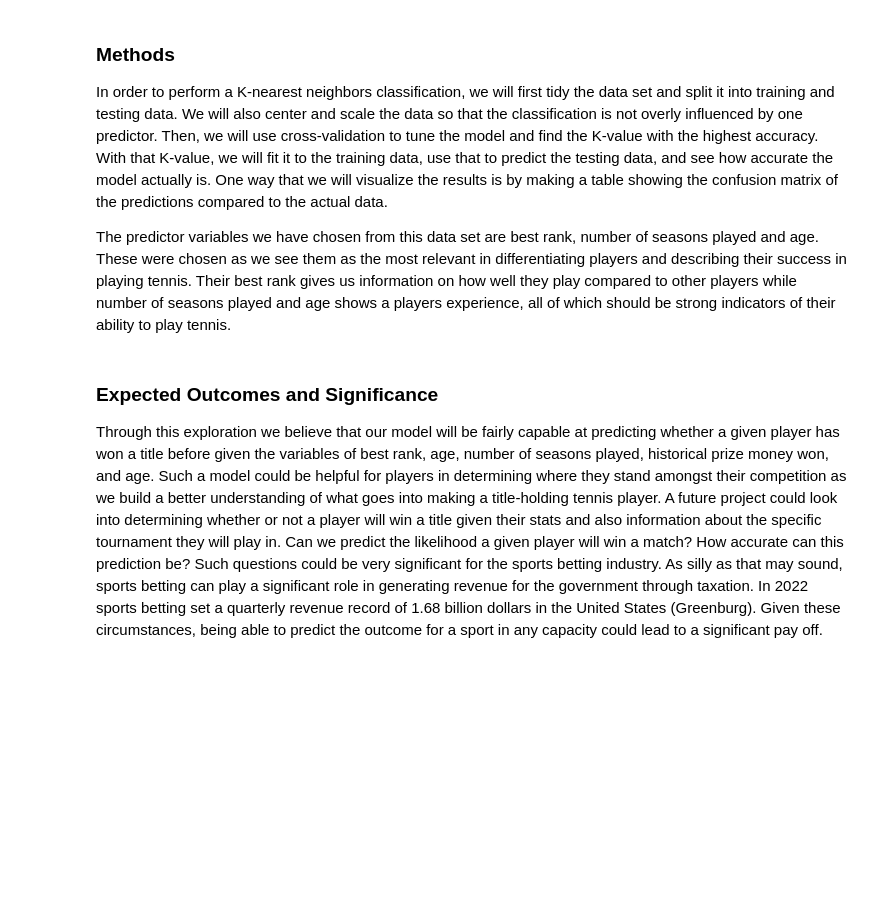
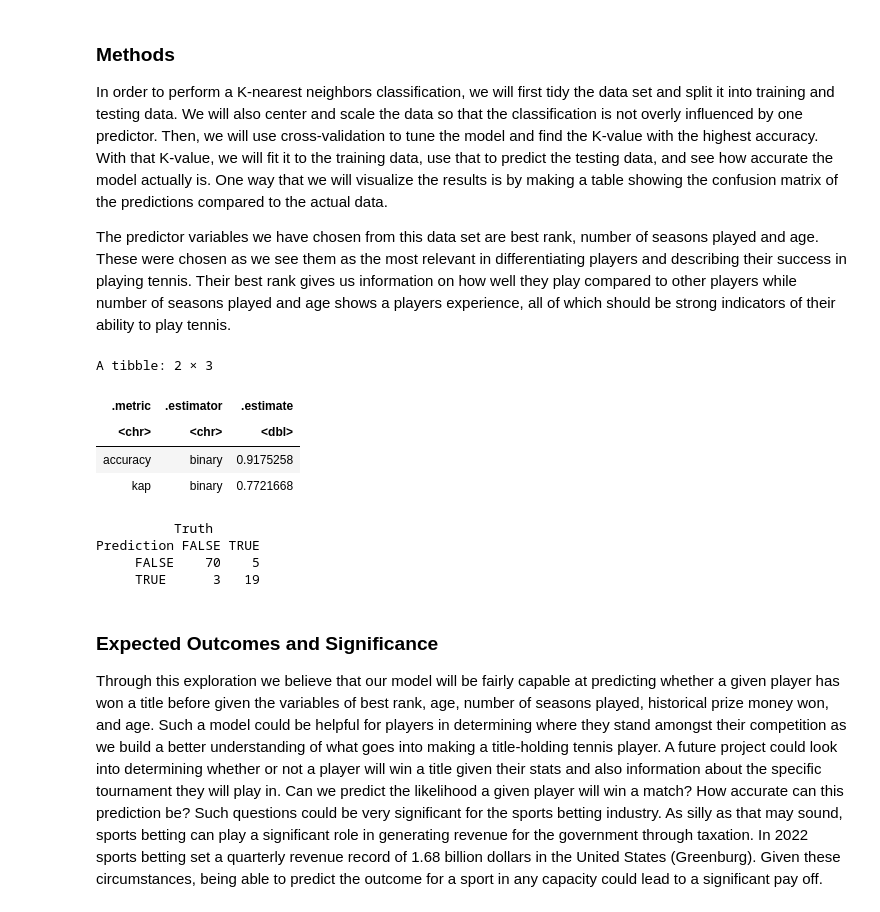
Before and after one commit to Jellerr/DSCI-100-Project, a Jupyter notebook: Group Project Report.ipynb, the cells around one changed output. Saved outputs shown, nothing was run; the diff lists cells and outputs as text; code cells hidden in the pictures; blank space fills up the shorter version.

```diff
--- a/Group Project Report.ipynb
+++ b/Group Project Report.ipynb
@@ -114,3 +159,47 @@ The predictor variables we have chosen from this data set are best rank, number
+# %%
+# Best K neighbors
+best_k <- training_fit |>
+    filter(.metric == "accuracy") |>
+    arrange(mean) |>
+    tail(1) |>
+    select(neighbors) |>
+    pull()
+
+# KNN Specification with best K
+best_spec <- nearest_neighbor(weight_func = "rectangular", neighbors = best_k) |>
+    set_engine("kknn") |>
+    set_mode("classification")
+
+# Final Model Workflow
+tennis_fit <- workflow() |>
+    add_recipe(tennis_recipe) |>
+    add_model(best_spec) |>
+    fit(data = tennis_train)
+
+# Model Predictions
+tennis_predictions <- predict(tennis_fit, tennis_test) |>
+    bind_cols(tennis_test)
+
+# Model Prediction Metrics
+tennis_metrics <- tennis_predictions |>
+    metrics(truth = Titles, estimate = .pred_class)
+
+# Model Confusion Matrix
+tennis_conf_mat <- tennis_predictions |>
+    conf_mat(truth = Titles, estimate = .pred_class)
+
+tennis_metrics
+tennis_conf_mat
+# %% [output]
+A tibble: 2 × 3
+| .metric | .estimator | .estimate |
+| <chr> | <chr> | <dbl> |
+| accuracy | binary | 0.9175258 |
+| kap | binary | 0.7721668 |
+          Truth
+Prediction FALSE TRUE
+     FALSE    70    5
+     TRUE      3   19
 # %% [markdown]
 ### Expected Outcomes and Significance
 
```
Also changed, not shown: parts of 8 cells of this notebook.
